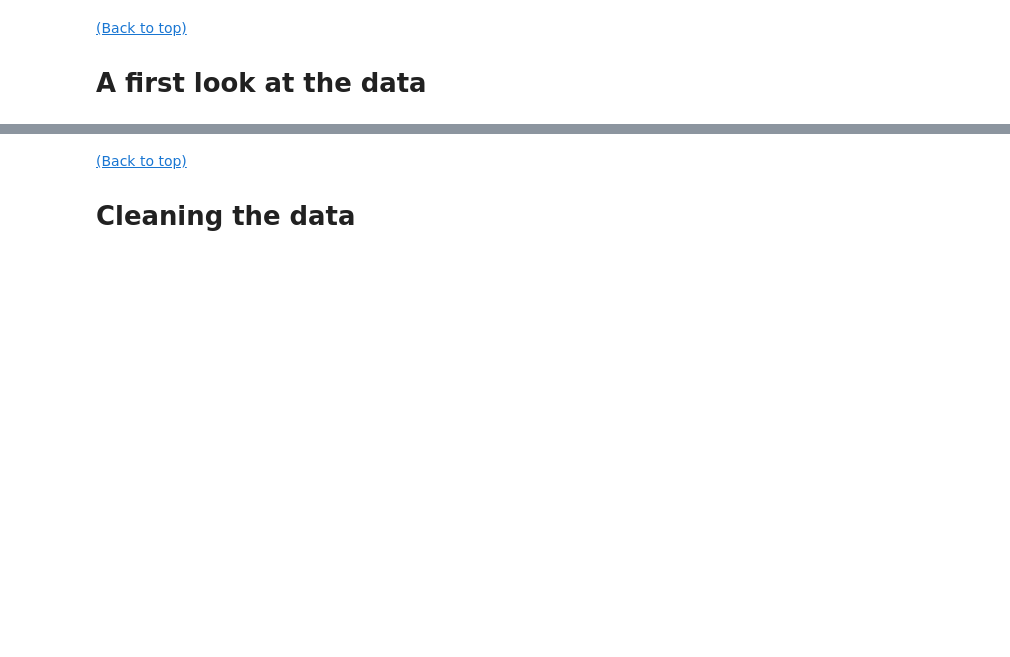
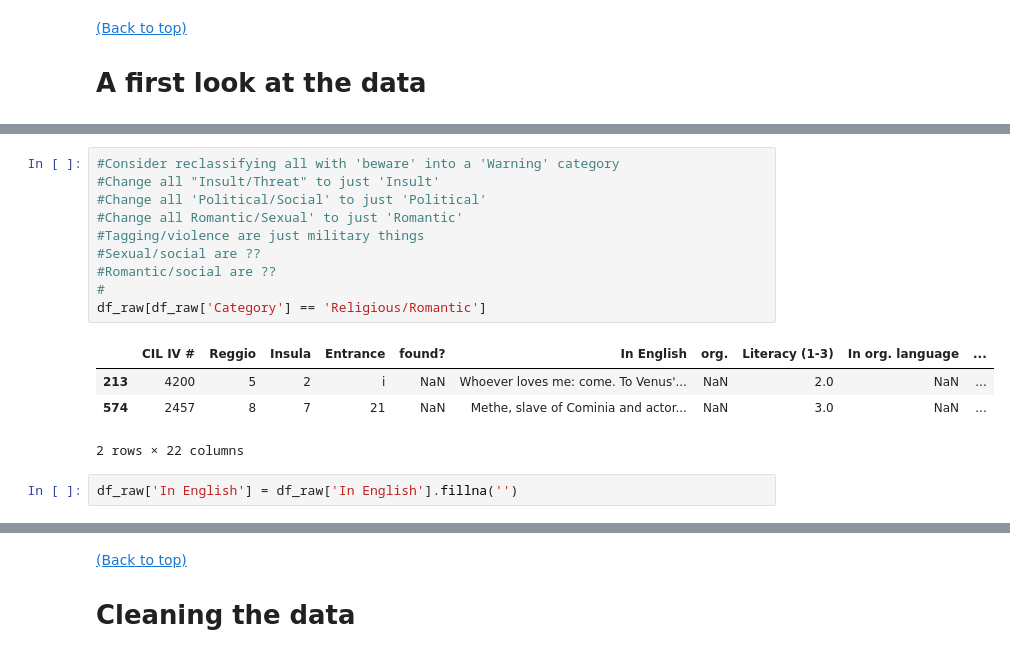
Before and after one commit to ssrosa/cacator_cave_malum, a Jupyter notebook: student.ipynb, the cells around one changed output, grey strips where cells are left out. Drawn from its saved outputs; the diff is of its cells as text; blank space fills up the shorter version.

Commit message:
EDA. Sorting uncategorized rows into categories.

```diff
--- a/student.ipynb
+++ b/student.ipynb
@@ -88,0 +191,17 @@ df.describe()
+# %%
+#Consider reclassifying all with 'beware' into a 'Warning' category
+#Change all "Insult/Threat" to just 'Insult'
+#Change all 'Political/Social' to just 'Political'
+#Change all Romantic/Sexual' to just 'Romantic'
+#Tagging/violence are just military things
+#Sexual/social are ??
+#Romantic/social are ??
+#
+df_raw[df_raw['Category'] == 'Religious/Romantic']
+# %% [output]
+|  | CIL IV # | Reggio | Insula | Entrance | found? | In English | org. | Literacy (1-3) | In org. language | ... |
+| 213 | 4200 | 5 | 2 | i | NaN | Whoever loves me: come. To Venus'... | NaN | 2.0 | NaN | ... |
+| 574 | 2457 | 8 | 7 | 21 | NaN | Methe, slave of Cominia and actor... | NaN | 3.0 | NaN | ... |
+2 rows × 22 columns
+# %%
+df_raw['In English'] = df_raw['In English'].fillna('')
```
Also changed, not shown: parts of 22 cells of this notebook.
